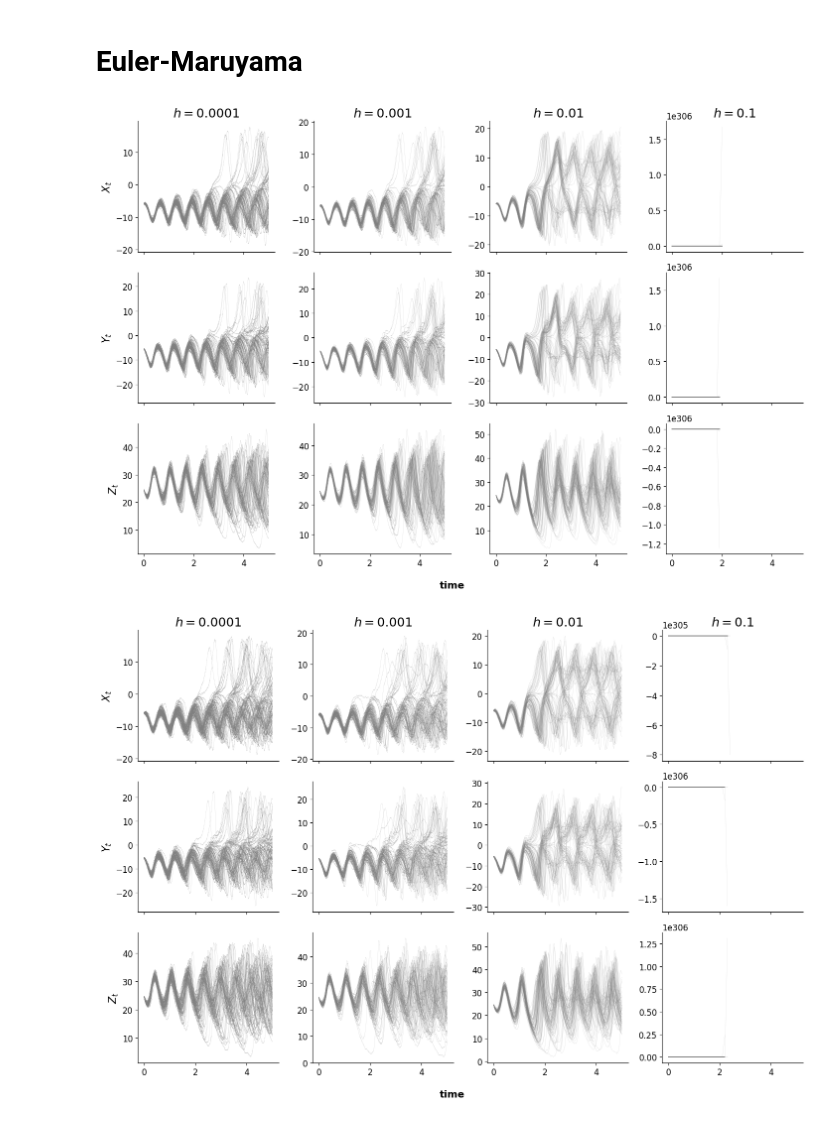
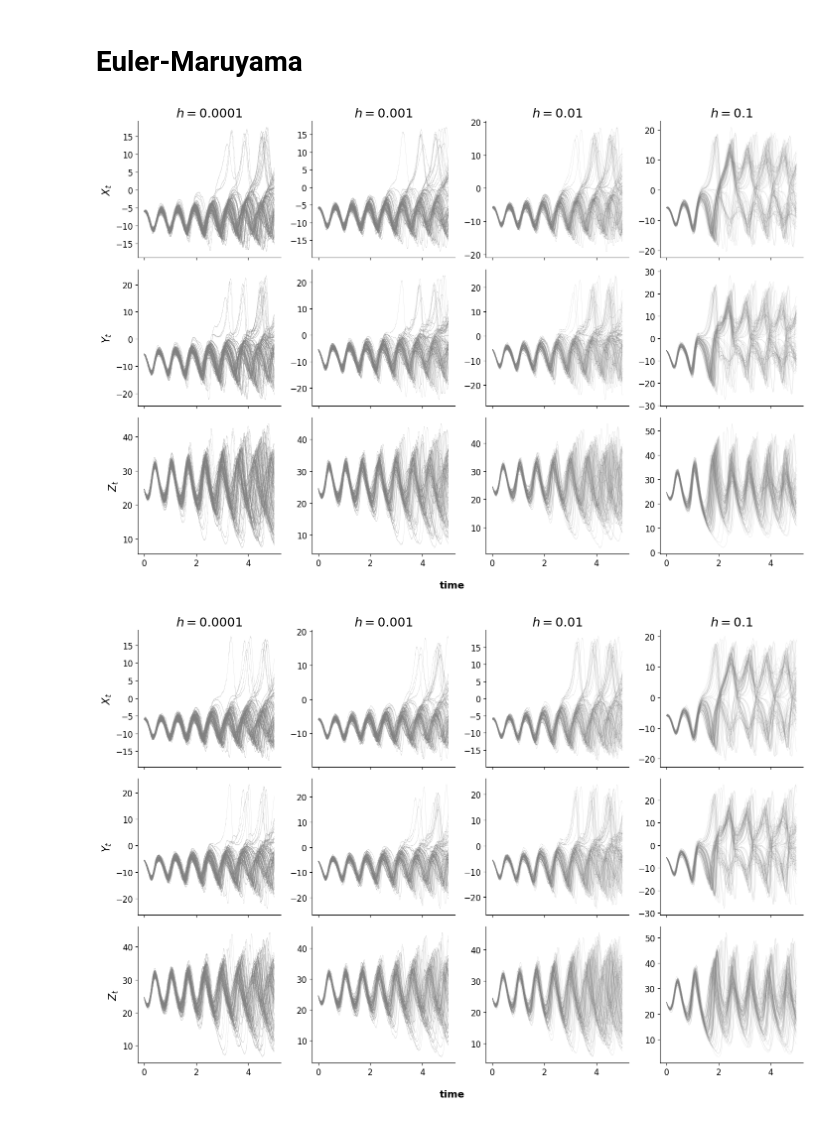
Before and after one commit to ChaosDonkey06/AppliedStochasticAnalysis, a Jupyter notebook: homework/HW04/hw04.ipynb, the cells around one changed output. Cells and saved outputs as stored; diff of their text form; code cells hidden in the pictures.

```diff
--- a/homework/HW04/hw04.ipynb
+++ b/homework/HW04/hw04.ipynb
@@ -40,44 +40,44 @@ def simulate_em_sde01(tmax, δt, m=3):
 tmax     = 5
 num_sims = 100
 
-t1, xsim1 = simulate_em_sde01(tmax, 0.0001, m=num_sims)
-t2, xsim2 = simulate_em_sde01(tmax, 0.001,  m=num_sims)
-t3, xsim3 = simulate_em_sde01(tmax, 0.01,   m=num_sims)
-t4, xsim4 = simulate_em_sde01(tmax, 0.1,    m=num_sims)
+t1, xsim1 = simulate_em_sde01(tmax, 0.00001, m=num_sims)
+t2, xsim2 = simulate_em_sde01(tmax, 0.0001,  m=num_sims)
+t3, xsim3 = simulate_em_sde01(tmax, 0.001,   m=num_sims)
+t4, xsim4 = simulate_em_sde01(tmax, 0.01,    m=num_sims)
 
 fig, ax = plt.subplots(3, 4, figsize=(14.5, 10), sharex=True)
 ax[0, 0].plot(t1, xsim1[0, :, :].T, alpha=0.3, color="gray", lw=0.3)
 ax[1, 0].plot(t1, xsim1[1, :, :].T, alpha=0.3, color="gray", lw=0.3)
 ax[2, 0].plot(t1, xsim1[2, :, :].T, alpha=0.3, color="gray", lw=0.3)
 
 ax[0, 1].plot(t2, xsim2[0, :, :].T, alpha=0.3, color="gray", lw=0.3)
 ax[1, 1].plot(t2, xsim2[1, :, :].T, alpha=0.3, color="gray", lw=0.3)
 ax[2, 1].plot(t2, xsim2[2, :, :].T, alpha=0.3, color="gray", lw=0.3)
 
 ax[0, 2].plot(t3, xsim3[0, :, :].T, alpha=0.3, color="gray", lw=0.3)
 ax[1, 2].plot(t3, xsim3[1, :, :].T, alpha=0.3, color="gray", lw=0.3)
 ax[2, 2].plot(t3, xsim3[2, :, :].T, alpha=0.3, color="gray", lw=0.3)
 
 ax[0, 3].plot(t4, xsim4[0, :, :].T, alpha=0.3, color="gray", lw=0.3)
 ax[1, 3].plot(t4, xsim4[1, :, :].T, alpha=0.3, color="gray", lw=0.3)
 ax[2, 3].plot(t4, xsim4[2, :, :].T, alpha=0.3, color="gray", lw=0.3)
 
 ax[0, 0].set_ylabel(r'$X_t$')
 ax[1, 0].set_ylabel(r'$Y_t$')
 ax[2, 0].set_ylabel(r'$Z_t$')
 
 for i, h in enumerate([0.0001, 0.001, 0.01, 0.1]):
     ax[0, i].set_title(f'$h = {h}$')
 
 # despine
 for axi in ax.flatten():
     axi.spines['right'].set_visible(False)
     axi.spines['top'].set_visible(False)
 
 fig.supxlabel('time', weight='bold')
 plt.tight_layout()
 # %% [output]
-[figure, old version]
+[figure, new version]
 # %%
 def xi_second_scheme(δt, m):
     xis   = [np.sqrt(3*δt), -np.sqrt(3*δt), 0]
@@ -135,10 +135,10 @@ tmax     = 5
 num_sims = 100
 
 
-t1, xsim1 = simulate_second_scheme_sde01(tmax, 0.0001, m=num_sims)
-t2, xsim2 = simulate_second_scheme_sde01(tmax, 0.001,  m=num_sims)
-t3, xsim3 = simulate_second_scheme_sde01(tmax, 0.01,   m=num_sims)
-t4, xsim4 = simulate_second_scheme_sde01(tmax, 0.1,    m=num_sims)
+t1, xsim1 = simulate_second_scheme_sde01(tmax, 0.00001, m=num_sims)
+t2, xsim2 = simulate_second_scheme_sde01(tmax, 0.0001,  m=num_sims)
+t3, xsim3 = simulate_second_scheme_sde01(tmax, 0.001,   m=num_sims)
+t4, xsim4 = simulate_second_scheme_sde01(tmax, 0.01,    m=num_sims)
 
 fig, ax = plt.subplots(3, 4, figsize=(14.5, 10), sharex=True)
 ax[0, 0].plot(t1, xsim1[0, :, :].T, alpha=0.3, color="gray", lw=0.3)
@@ -172,4 +172,4 @@ for axi in ax.flatten():
 fig.supxlabel('time', weight='bold')
 plt.tight_layout()
 # %% [output]
-[figure, old version]
+[figure, new version]
```
Also changed, not shown: parts of 4 cells of this notebook, 5 other files.
